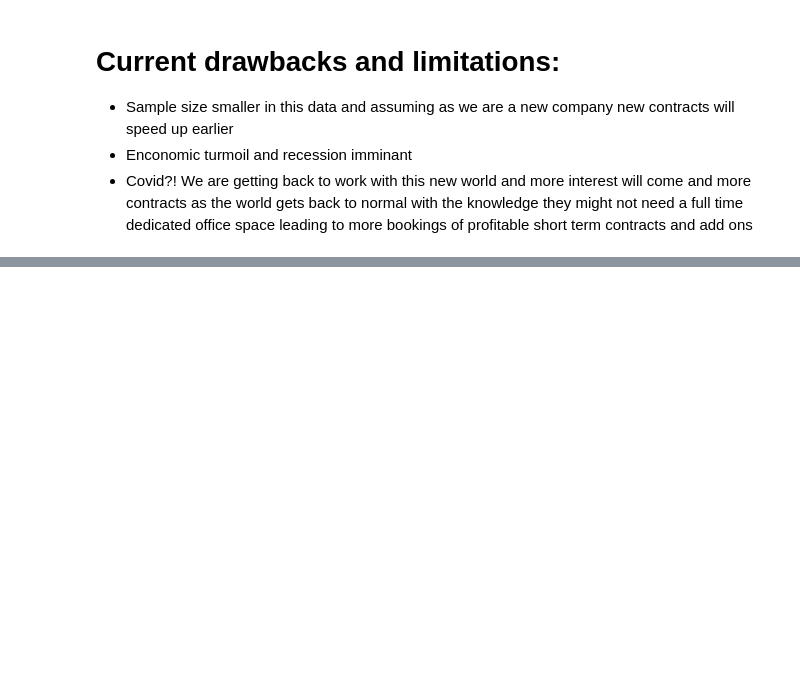
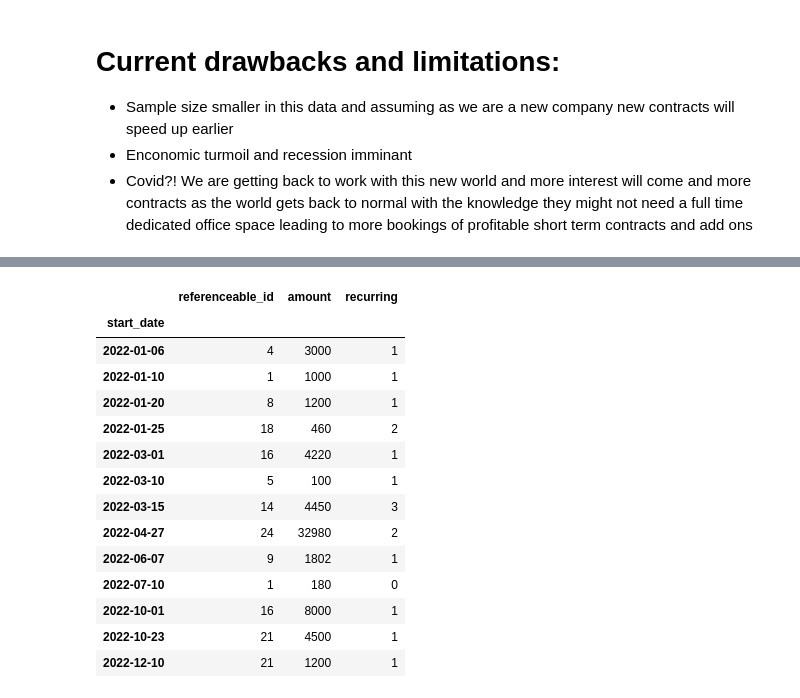
Before and after one commit to njw27/codi_pres, a Jupyter notebook: codi_nb.ipynb, the cells around one changed output, grey strips where cells are left out. Cells and saved outputs as stored; diff of their text form; code cells hidden in the pictures; blank space fills up the shorter version.

```diff
--- a/codi_nb.ipynb
+++ b/codi_nb.ipynb
@@ -373,0 +398,18 @@ We use several financial metrics at Codi to evaluate the performance of our busi
+# %%
+addon_lt_names.groupby("start_date").sum()
+# %% [output]
+|  | referenceable_id | amount | recurring |
+| start_date |  |  |  |
+| 2022-01-06 | 4 | 3000 | 1 |
+| 2022-01-10 | 1 | 1000 | 1 |
+| 2022-01-20 | 8 | 1200 | 1 |
+| 2022-01-25 | 18 | 460 | 2 |
+| 2022-03-01 | 16 | 4220 | 1 |
+| 2022-03-10 | 5 | 100 | 1 |
+| 2022-03-15 | 14 | 4450 | 3 |
+| 2022-04-27 | 24 | 32980 | 2 |
+| 2022-06-07 | 9 | 1802 | 1 |
+| 2022-07-10 | 1 | 180 | 0 |
+| 2022-10-01 | 16 | 8000 | 1 |
+| 2022-10-23 | 21 | 4500 | 1 |
+| 2022-12-10 | 21 | 1200 | 1 |
```
Also changed, not shown: parts of 4 cells of this notebook.
